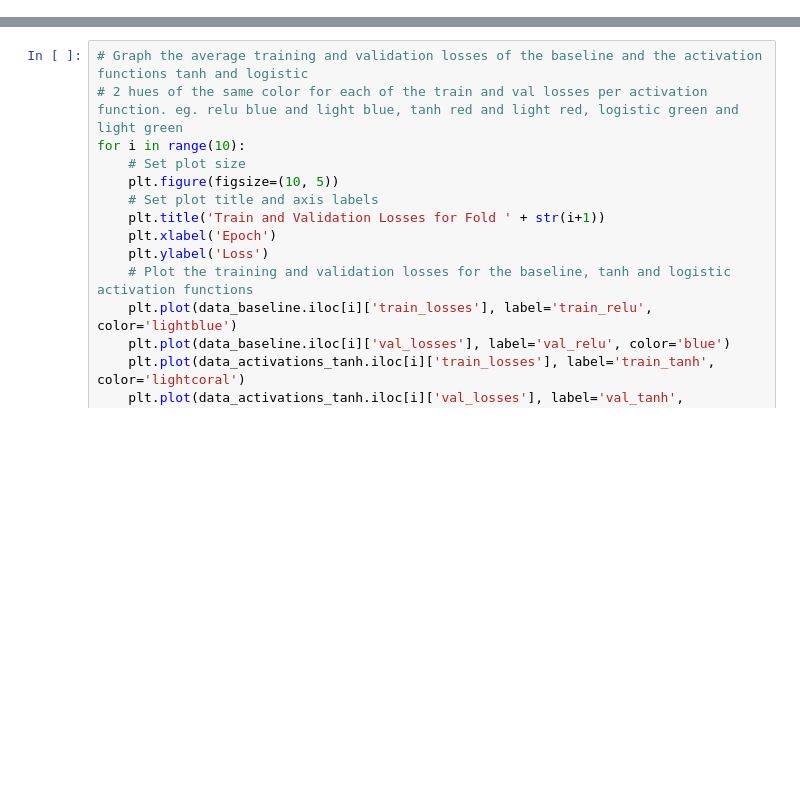
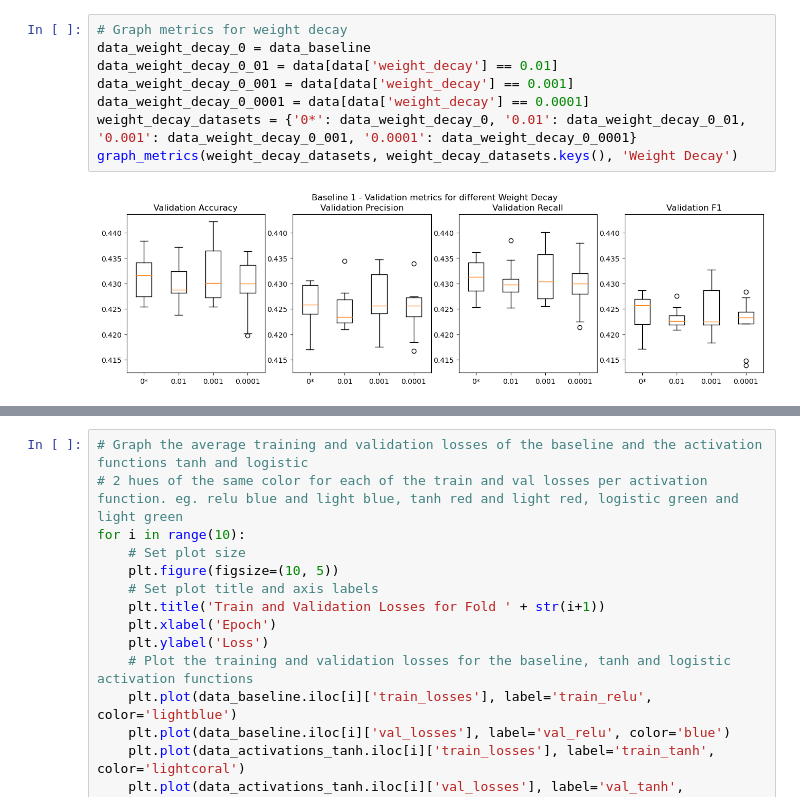
Before and after one commit to Jpop3/DeepLearningA1NE, a Jupyter notebook: ablation_analysis.ipynb, the cells around one changed output, grey strips where cells are left out. Saved outputs shown, nothing was run; the diff lists cells and outputs as text; blank space fills up the shorter version.

```diff
--- a/ablation_analysis.ipynb
+++ b/ablation_analysis.ipynb
@@ -195,0 +233,10 @@ plt.legend()
+# %%
+# Graph metrics for weight decay
+data_weight_decay_0 = data_baseline
+data_weight_decay_0_01 = data[data['weight_decay'] == 0.01]
+data_weight_decay_0_001 = data[data['weight_decay'] == 0.001]
+data_weight_decay_0_0001 = data[data['weight_decay'] == 0.0001]
+weight_decay_datasets = {'0*': data_weight_decay_0, '0.01': data_weight_decay_0_01, '0.001': data_weight_decay_0_001, '0.0001': data_weight_decay_0_0001}
+graph_metrics(weight_decay_datasets, weight_decay_datasets.keys(), 'Weight Decay')
+# %% [output]
+[figure, added]
```
Also changed, not shown: parts of 29 cells of this notebook, 58 other files.
